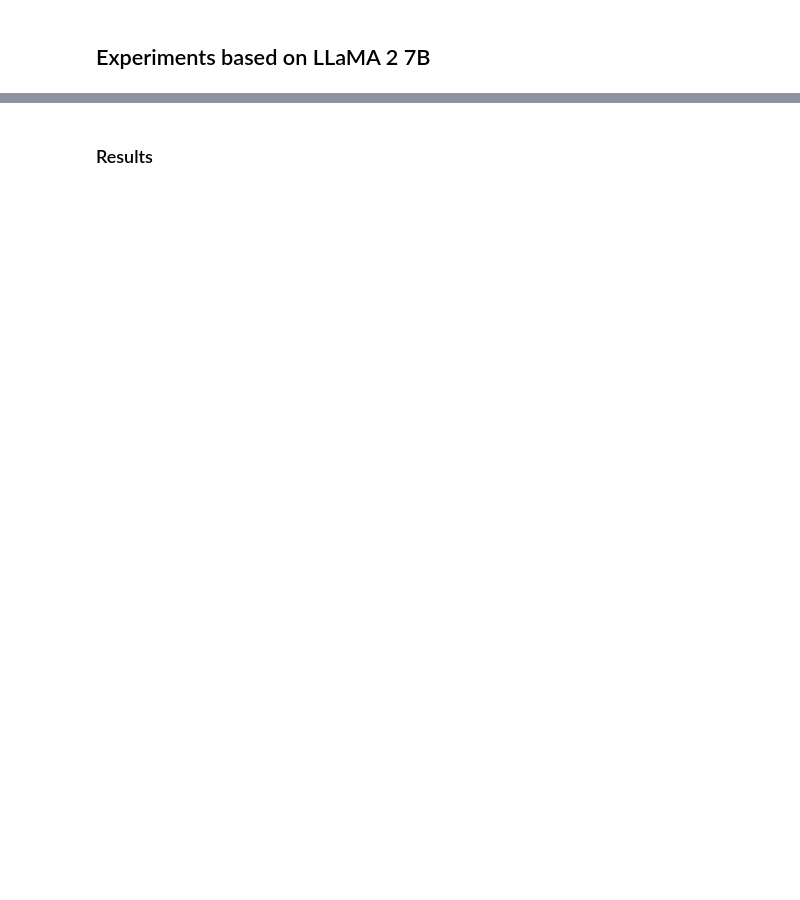
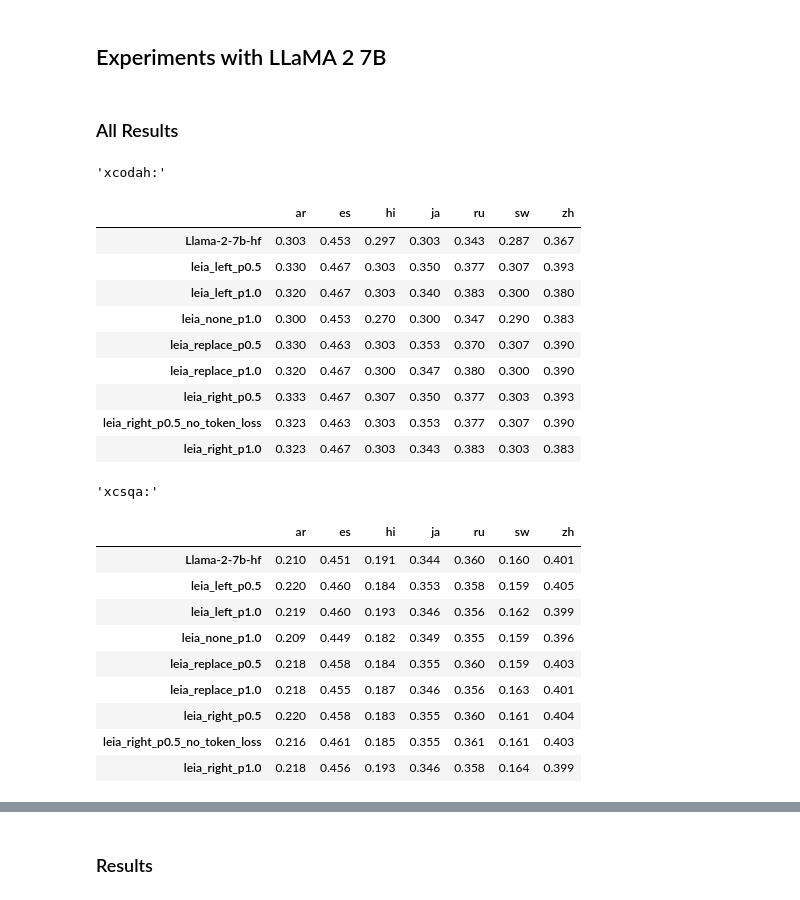
Before and after one commit to leia-llm/leia, a Jupyter notebook: notebooks/analysis.ipynb, the cells around one changed output, grey strips where cells are left out. Cells and saved outputs as stored; diff of their text form; code cells hidden in the pictures; blank space fills up the shorter version.

```diff
--- a/notebooks/analysis.ipynb
+++ b/notebooks/analysis.ipynb
@@ -25,6 +28,7 @@ class LeiaTrainingArguments(TrainingArguments):
     trans_insertion_prob: float = field(default=1.0)
     trans_insertion_prob_decay: bool = field(default=False)
     trans_insertion_min_prob: float = field(default=0.0)
+    disable_trans_token_loss: bool = field(default=False)
 
     max_length: int = field(default=1024)
 
@@ -95,7 +99,8 @@ def load_experiments(runs_dir: str) -> dict[str, Experiment]:
                     task = parse_file_name(result_file)
                     if task is not None:
                         for metric, value in json.load(f).items():
-                            results.append(Result(task, metric, value))
+                            if metric != "num_fewshot_samples":
+                                results.append(Result(task, metric, value))
 
             elif result_file.endswith("_predictions.jsonl"):
                 task = parse_file_name(result_file)
@@ -106,5 +111,65 @@ def load_experiments(runs_dir: str) -> dict[str, Experiment]:
         experiments[run_dir] = Experiment(run_dir, args, results, predictions)
 
     return experiments
+# %%
+experiments = load_experiments("../runs")
 # %% [markdown]
-## Experiments based on LLaMA 2 7B
+## Experiments with LLaMA 2 7B
+# %% [markdown]
+### All Results
+# %%
+target_tasks = ["xcodah", "xcsqa"]
+languages = ["ar", "es", "hi", "ja", "ru", "sw", "zh"]
+# %%
+data = collections.defaultdict(lambda: collections.defaultdict(dict))
+
+for experiment_name, experiment in sorted(experiments.items(), key=lambda x: x[0]):
+    if experiment.args is None:
+        if experiment_name != "Llama-2-7b-hf":
+            continue
+    else:
+        if experiment.args.seed != 42:  # default seed
+            continue
+        if experiment_name.startswith("swallow"):
+            continue
+
+        experiment_name = f"leia_{experiment.args.trans_insertion_strategy}_p{experiment.args.trans_insertion_prob}"
+        if experiment.args.disable_trans_token_loss:
+            experiment_name += "_no_token_loss"
+
+    for result in experiment.results:
+        data[experiment_name][result.task.name][result.task.language] = result.value
+
+for task in target_tasks:
+    rows = []
+    row_names = []
+    for model_name, results in sorted(data.items(), key=lambda x: x[0]):
+        rows.append([results.get(task, {}).get(language) for language in languages])
+        row_names.append(model_name)
+
+    df = pd.DataFrame(rows, columns=languages, index=row_names)
+    df = df.round(3)
+    display(f"{task}:", df)
+# %% [output]
+'xcodah:'
+|  | ar | es | hi | ja | ru | sw | zh |
+| Llama-2-7b-hf | 0.303 | 0.453 | 0.297 | 0.303 | 0.343 | 0.287 | 0.367 |
+| leia_left_p0.5 | 0.330 | 0.467 | 0.303 | 0.350 | 0.377 | 0.307 | 0.393 |
+| leia_left_p1.0 | 0.320 | 0.467 | 0.303 | 0.340 | 0.383 | 0.300 | 0.380 |
+| leia_none_p1.0 | 0.300 | 0.453 | 0.270 | 0.300 | 0.347 | 0.290 | 0.383 |
+| leia_replace_p0.5 | 0.330 | 0.463 | 0.303 | 0.353 | 0.370 | 0.307 | 0.390 |
+| leia_replace_p1.0 | 0.320 | 0.467 | 0.300 | 0.347 | 0.380 | 0.300 | 0.390 |
+| leia_right_p0.5 | 0.333 | 0.467 | 0.307 | 0.350 | 0.377 | 0.303 | 0.393 |
+| leia_right_p0.5_no_token_loss | 0.323 | 0.463 | 0.303 | 0.353 | 0.377 | 0.307 | 0.390 |
+| leia_right_p1.0 | 0.323 | 0.467 | 0.303 | 0.343 | 0.383 | 0.303 | 0.383 |
+'xcsqa:'
+|  | ar | es | hi | ja | ru | sw | zh |
+| Llama-2-7b-hf | 0.210 | 0.451 | 0.191 | 0.344 | 0.360 | 0.160 | 0.401 |
+| leia_left_p0.5 | 0.220 | 0.460 | 0.184 | 0.353 | 0.358 | 0.159 | 0.405 |
+| leia_left_p1.0 | 0.219 | 0.460 | 0.193 | 0.346 | 0.356 | 0.162 | 0.399 |
+| leia_none_p1.0 | 0.209 | 0.449 | 0.182 | 0.349 | 0.355 | 0.159 | 0.396 |
+| leia_replace_p0.5 | 0.218 | 0.458 | 0.184 | 0.355 | 0.360 | 0.159 | 0.403 |
+| leia_replace_p1.0 | 0.218 | 0.455 | 0.187 | 0.346 | 0.356 | 0.163 | 0.401 |
+| leia_right_p0.5 | 0.220 | 0.458 | 0.183 | 0.355 | 0.360 | 0.161 | 0.404 |
+| leia_right_p0.5_no_token_loss | 0.216 | 0.461 | 0.185 | 0.355 | 0.361 | 0.161 | 0.403 |
+| leia_right_p1.0 | 0.218 | 0.456 | 0.193 | 0.346 | 0.358 | 0.164 | 0.399 |
```
Also changed, not shown: parts of 17 cells of this notebook.
